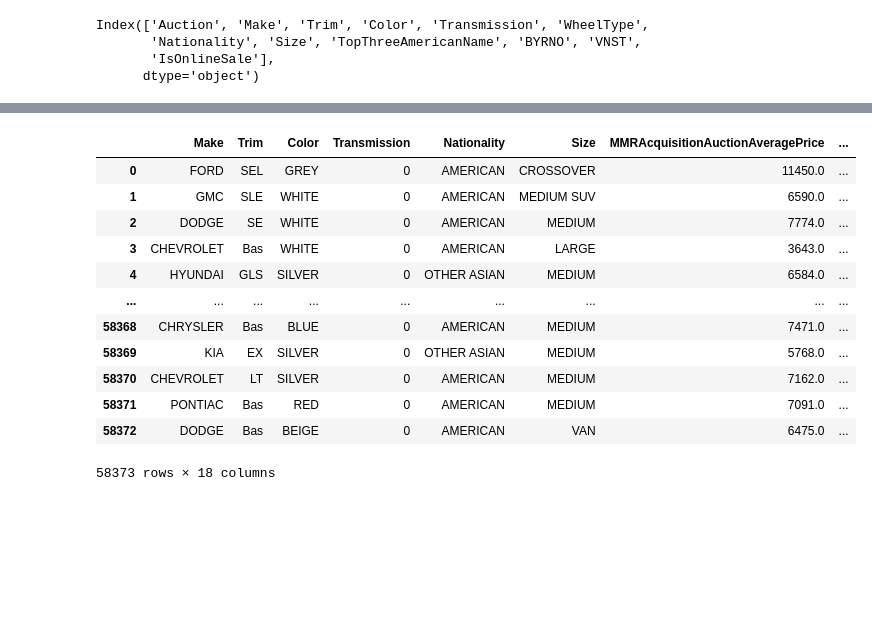
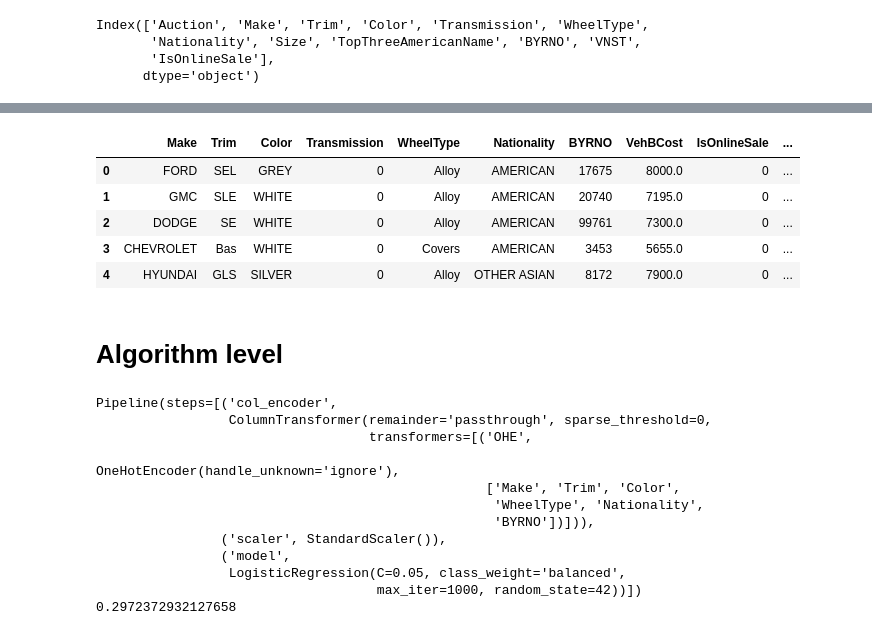
Before and after one commit to d-kleine/cars_badbuys, a Jupyter notebook: 1_modeling.ipynb, the cells around one changed output, grey strips where cells are left out. Cells and saved outputs as stored; diff of their text form; code cells hidden in the pictures; blank space fills up the shorter version.

```diff
--- a/1_modeling.ipynb
+++ b/1_modeling.ipynb
@@ -224,0 +315,3 @@ Index(['Auction', 'VNST', 'IsOnlineSale', 'VehOdo', 'WheelType', 'VehicleAge',
+# %%
+keep_cols = list(features_train.columns[sorted_idx][-12:])
+print(keep_cols)
@@ -225,3 +320,4 @@ Index(['Auction', 'VNST', 'IsOnlineSale', 'VehOdo', 'WheelType', 'VehicleAge',
 # %%
-features_train.columns[sorted_idx][8:]
+remove_cols = [col for col in features_train.columns[sorted_idx] if col not in keep_cols]
+print(remove_cols)
 # %% [output]
@@ -247,33 +325,13 @@ list(features_train.columns[sorted_idx][:8])
 # %%
-def engineer_features(features):
-    """
-    Prepares feature DataFrame for modelling through feature engineering and selection.
-
-    Args:
-        features (pd.DataFrame) : DataFrame containing features.
-
-    Returns:
-        features (pd.DataFrame) : Feature matrix used for modeling.
-    """
-    remove_cols = list(features.columns[sorted_idx][:8])
-    features = features.drop(remove_cols, axis = 1)
-
-    return features
+features_train = features_train.drop(remove_cols, axis=1)
-# %%
-features_train = engineer_features(features_train) #create final features_train
 # %%
-features_train
+features_train.head()
 # %% [output]
-|  | Make | Trim | Color | Transmission | Nationality | Size | MMRAcquisitionAuctionAveragePrice | ... |
-| 0 | FORD | SEL | GREY | 0 | AMERICAN | CROSSOVER | 11450.0 | ... |
-| 1 | GMC | SLE | WHITE | 0 | AMERICAN | MEDIUM SUV | 6590.0 | ... |
-| 2 | DODGE | SE | WHITE | 0 | AMERICAN | MEDIUM | 7774.0 | ... |
-| 3 | CHEVROLET | Bas | WHITE | 0 | AMERICAN | LARGE | 3643.0 | ... |
-| 4 | HYUNDAI | GLS | SILVER | 0 | OTHER ASIAN | MEDIUM | 6584.0 | ... |
-| ... | ... | ... | ... | ... | ... | ... | ... | ... |
-| 58368 | CHRYSLER | Bas | BLUE | 0 | AMERICAN | MEDIUM | 7471.0 | ... |
-| 58369 | KIA | EX | SILVER | 0 | OTHER ASIAN | MEDIUM | 5768.0 | ... |
-| 58370 | CHEVROLET | LT | SILVER | 0 | AMERICAN | MEDIUM | 7162.0 | ... |
-| 58371 | PONTIAC | Bas | RED | 0 | AMERICAN | MEDIUM | 7091.0 | ... |
-| 58372 | DODGE | Bas | BEIGE | 0 | AMERICAN | VAN | 6475.0 | ... |
+|  | Make | Trim | Color | Transmission | WheelType | Nationality | BYRNO | VehBCost | IsOnlineSale | ... |
+| 0 | FORD | SEL | GREY | 0 | Alloy | AMERICAN | 17675 | 8000.0 | 0 | ... |
+| 1 | GMC | SLE | WHITE | 0 | Alloy | AMERICAN | 20740 | 7195.0 | 0 | ... |
+| 2 | DODGE | SE | WHITE | 0 | Alloy | AMERICAN | 99761 | 7300.0 | 0 | ... |
+| 3 | CHEVROLET | Bas | WHITE | 0 | Covers | AMERICAN | 3453 | 5655.0 | 0 | ... |
+| 4 | HYUNDAI | GLS | SILVER | 0 | Alloy | OTHER ASIAN | 8172 | 7900.0 | 0 | ... |
-58373 rows × 18 columns
+# %% [markdown]
+# Algorithm level
@@ -293,3 +345,37 @@ num_cols = [col for col in num_cols if col not in removed]
 col_transformer = ColumnTransformer(transformers=[("OHE", OneHotEncoder(handle_unknown="ignore"), ohe_cols)],
                                     remainder="passthrough",
                                     sparse_threshold=0)
+# %%
+# logistic regression
+model_lr = LogisticRegression(class_weight="balanced",
+                              random_state=42,
+                              max_iter=1000)
+
+model_pipe_lr = Pipeline([("col_encoder", col_transformer),
+                          ("scaler", scaler),
+                          ("model", model_lr)])
+
+search_grid_lr = {"model__C": [0.005, 0.01, 0.05, 1]}
+
+grid_model_lr = GridSearchCV(estimator=model_pipe_lr,
+                             param_grid=search_grid_lr,
+                             cv=5,
+                             scoring="f1")
+
+grid_model_lr.fit(features_train, target_train)
+
+print(grid_model_lr.best_estimator_)
+print(grid_model_lr.best_score_)
+# %% [output]
+Pipeline(steps=[('col_encoder',
+                 ColumnTransformer(remainder='passthrough', sparse_threshold=0,
+                                   transformers=[('OHE',
+                                                  OneHotEncoder(handle_unknown='ignore'),
+                                                  ['Make', 'Trim', 'Color',
+                                                   'WheelType', 'Nationality',
+                                                   'BYRNO'])])),
+                ('scaler', StandardScaler()),
+                ('model',
+                 LogisticRegression(C=0.05, class_weight='balanced',
+                                    max_iter=1000, random_state=42))])
+0.2972372932127658
```
Also changed, not shown: parts of 43 cells of this notebook, 3 other files.
